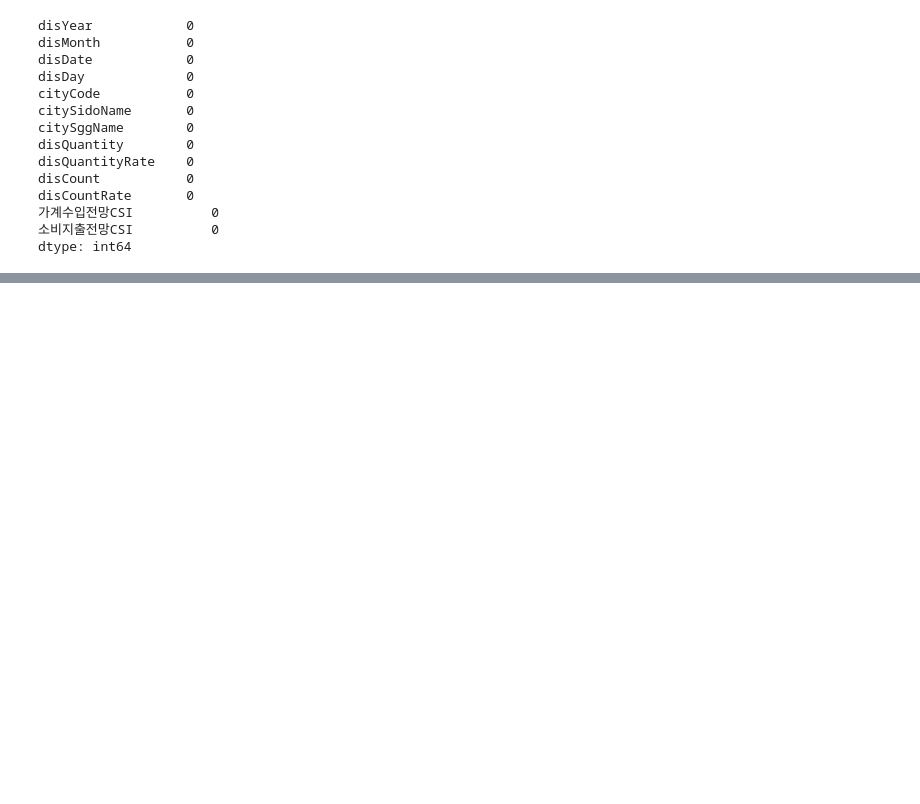
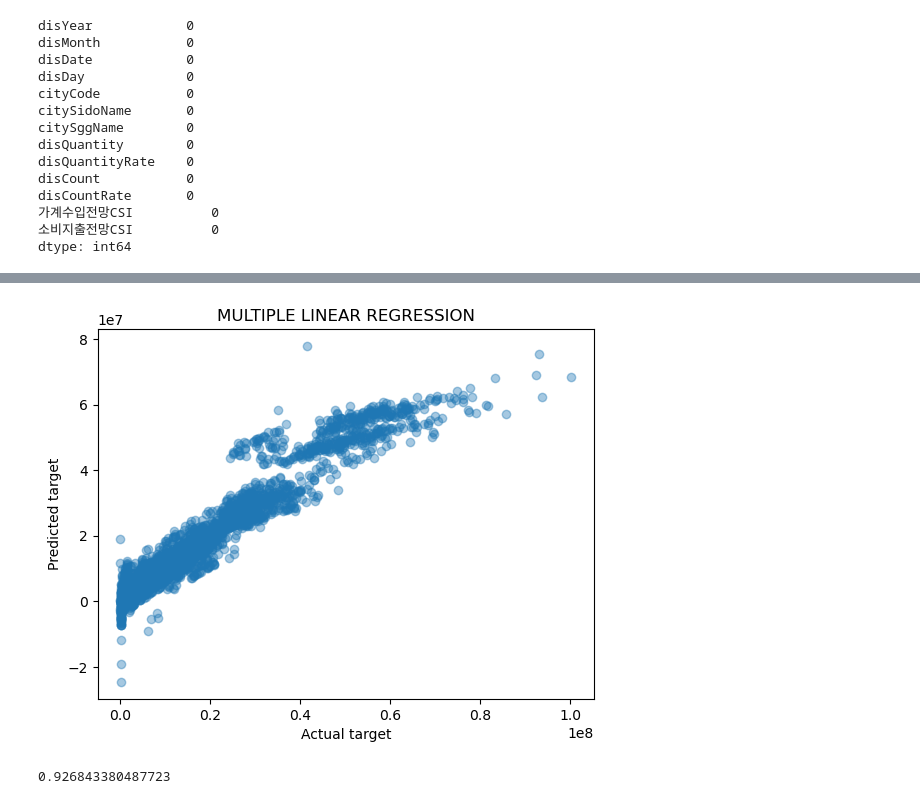
Before and after one commit to ludeulen/practicepython, a Jupyter notebook: Untitled.ipynb, the cells around one changed output, grey strips where cells are left out. Saved outputs shown, nothing was run; the diff lists cells and outputs as text; code cells hidden in the pictures; blank space fills up the shorter version.

```diff
--- a/Untitled.ipynb
+++ b/Untitled.ipynb
@@ -520,8 +417,0 @@ print(lr.score(x_train, y_train))
-# %%
-import numpy as np
-
-#선형 회귀 모형
-from sklearn.linear_model import LinearRegression
-
-lr=LinearRegression()
-lr.fit(x_train, y_train)
@@ -541,0 +425,2 @@ plt.show()
+# %%
+df_test1=df_test.drop('disCount',axis=1)
@@ -541,0 +443,26 @@ plt.show()
+# %%
+from sklearn.linear_model import LinearRegression
+from sklearn.model_selection import train_test_split
+from sklearn.metrics import r2_score
+
+mlr = LinearRegression()
+mlr.fit(x_train, y_train)
+
+x_data=df_test1.drop('target',axis=1)
+y_data=df_test1['target']
+
+x_train, x_test, y_train, y_test = train_test_split(x_data, y_data,test_size=0.3,random_state=125)
+
+y_pred = mlr.predict(x_test)
+
+plt.scatter(y_test, y_pred, alpha=0.4)
+plt.xlabel("Actual target")
+plt.ylabel("Predicted target")
+plt.title("MULTIPLE LINEAR REGRESSION")
+plt.show()
+
+Test_R2 = r2_score(y_test, y_pred)
+print(Test_R2)
+# %% [output]
+[figure, added]
+0.926843380487723
```
Also changed, not shown: parts of 23 cells of this notebook.
